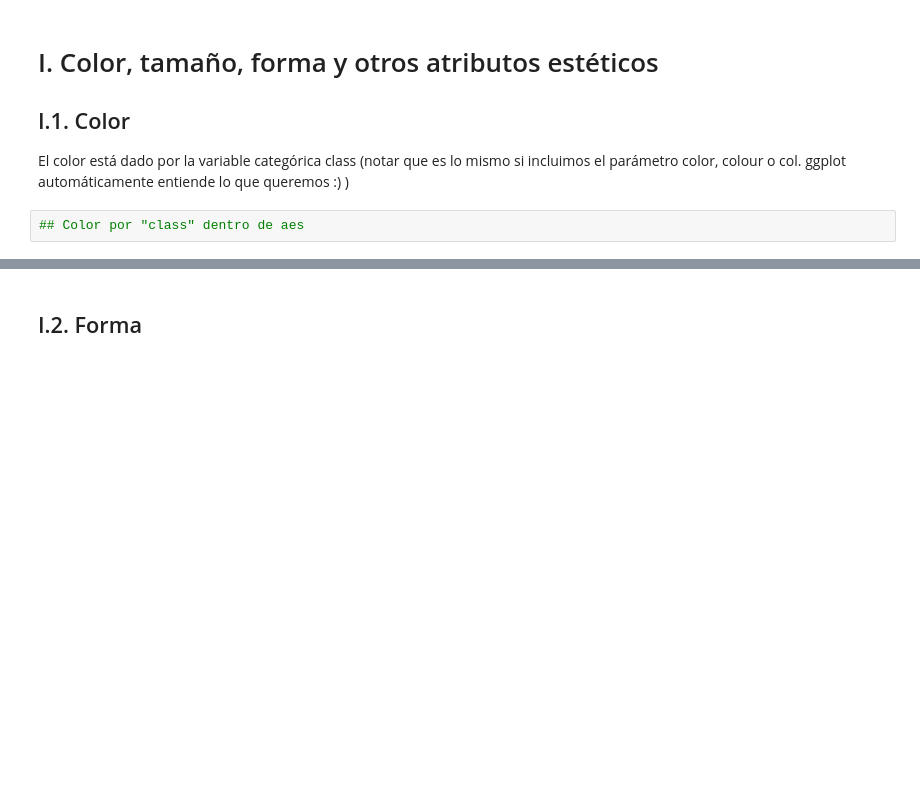
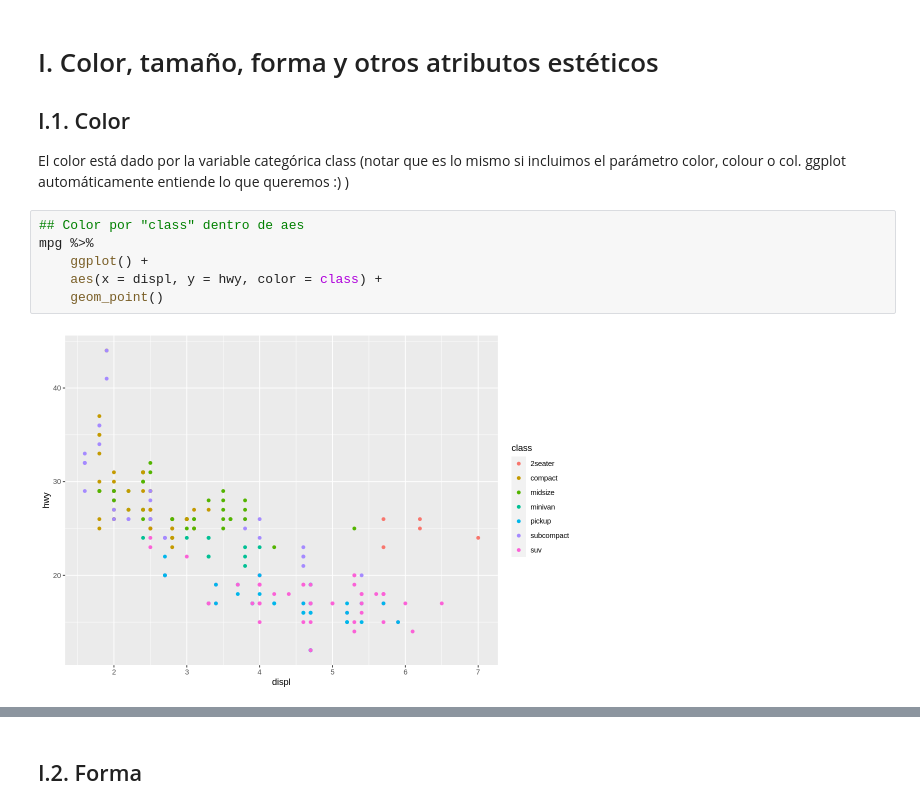
Before and after one commit to HGMGeografo/Programacion_R, a Jupyter notebook: Clases/Clase4/02_Visualizaciones_ggplot.ipynb, the cells around one changed output, grey strips where cells are left out. Drawn from its saved outputs; the diff is of its cells as text; blank space fills up the shorter version.

```diff
--- a/Clases/Clase4/02_Visualizaciones_ggplot.ipynb
+++ b/Clases/Clase4/02_Visualizaciones_ggplot.ipynb
@@ -53,5 +71,11 @@ ggplot(mpg, mapping = aes(x = displ, y = hwy)) +
 El color está dado por la variable categórica class (notar que es lo mismo si incluimos el parámetro color, colour o col. ggplot automáticamente entiende lo que queremos :) )
 # %%
 ## Color por "class" dentro de aes
+mpg %>%
+    ggplot() +
+    aes(x = displ, y = hwy, color = class) +
+    geom_point()
+# %% [output]
+[figure, added]
 # %%
 #y si queremos color azul?
```
Also changed, not shown: parts of 23 cells of this notebook.
